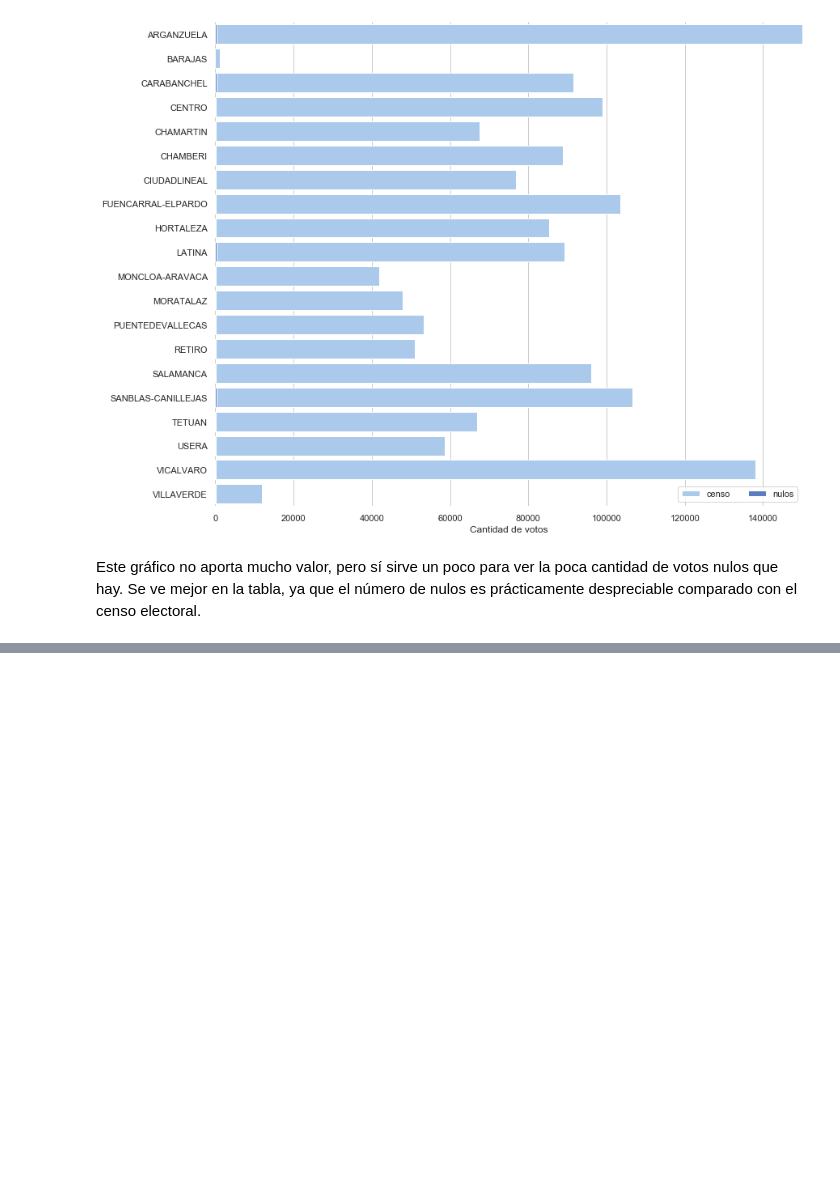
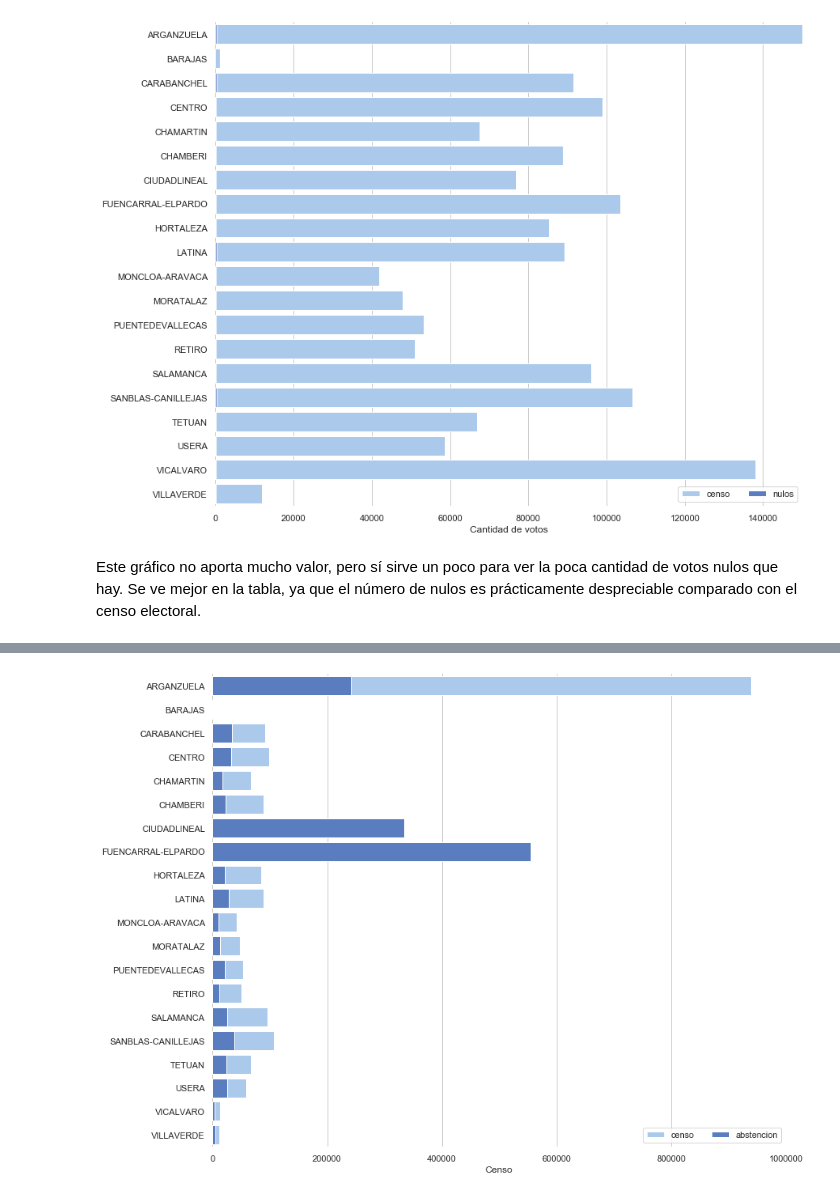
Before and after one commit to InmaLatorre/G3_ProyectoPython, a Jupyter notebook: main_fer_murcia.ipynb, the cells around one changed output, grey strips where cells are left out. Drawn from its saved outputs; the diff is of its cells as text; code cells hidden in the pictures; blank space fills up the shorter version.

Commit message:
abstencion incluido

```diff
--- a/main_fer_murcia.ipynb
+++ b/main_fer_murcia.ipynb
@@ -320,3 +320,16 @@ sns.despine(left=True, bottom=True)
 [figure]
 # %% [markdown]
 Este gráfico no aporta mucho valor, pero sí sirve un poco para ver la poca cantidad de votos nulos que hay. Se ve mejor en la tabla, ya que el número de nulos es prácticamente despreciable comparado con el censo electoral.
+# %%
+#Función para seleccionar columnas de la tabla principal
+def seleccionar_columna(partido):
+    temp = work_table.groupby(['Distrito', 'Barrio']).agg({partido: 'max'}).reset_index()
+    temp = temp.groupby(['Distrito']).agg({partido: 'sum'}).reset_index()
+    return temp
+#Esta función solo selecciona una columna, por lo que necesito hacer dos variables
+
+# Numero de votos nulos por distrito y censo electoral
+abstencion = seleccionar_columna('Abstención')
+#Uno los datos mediante merge
+abs_censo = censo.merge(abstencion, on = ["Distrito"])
+abs_censo
@@ -323,3 +399,23 @@ Este gráfico no aporta mucho valor, pero sí sirve un poco para ver la poca can
+# %%
+sns.set(style="whitegrid")
+sns.set_color_codes("pastel")
+f, ax = plt.subplots(figsize=(13, 11))
+q = sns.barplot(y="Distrito" , x="Censo_electoral", data=abs_censo,
+            label="censo", color="b")
+
+
+sns.set_color_codes("muted")
+q = sns.barplot(y="Distrito" , x='Abstención', data=abs_censo,
+            label="abstencion",  color="b")
+
+
+# Add a legend and informative axis label
+ax.legend(ncol=2, loc="lower right", frameon=True)
+ax.set(xlim=(0, 1000000), ylabel="",
+       xlabel="Censo")
+sns.despine(left=True, bottom=True)
+# %% [output]
+[figure, added]
 # %%
 renta
 # %%
```
Also changed, not shown: parts of 2 cells of this notebook.
